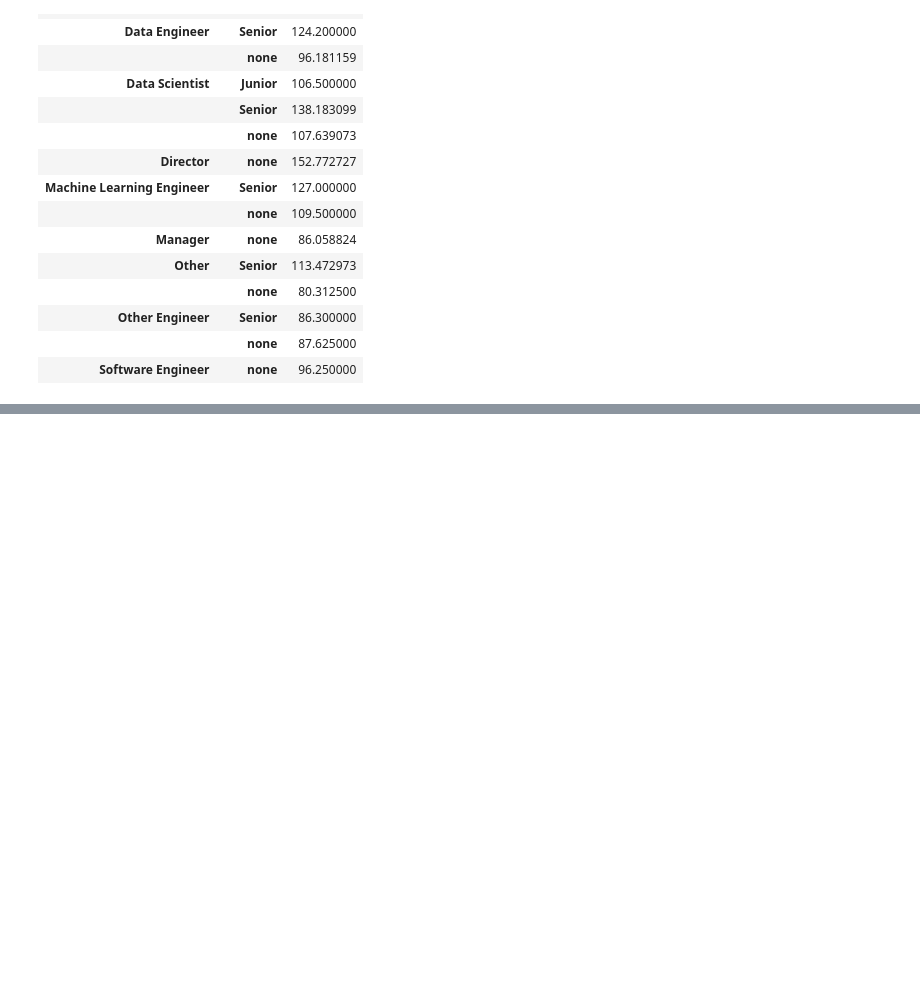
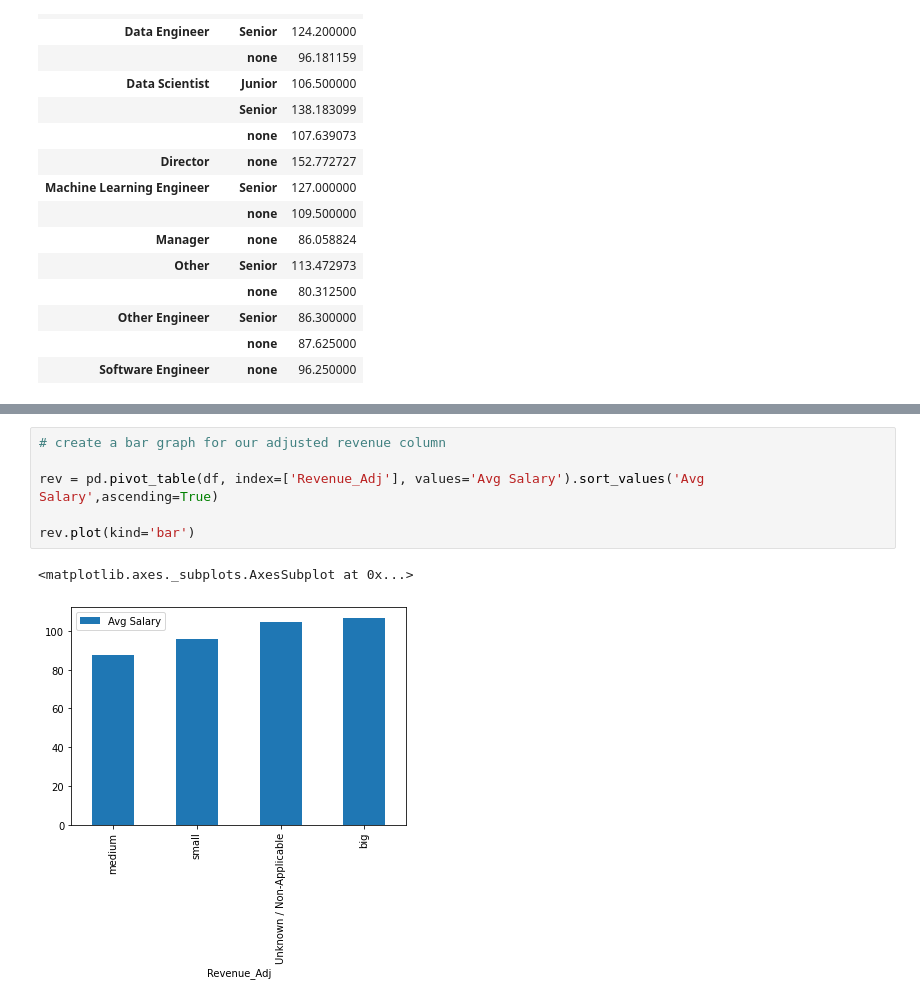
Before and after one commit to Aviost111/ds_project, a Jupyter notebook: GLASSDOOR SALARY PREDICTION PROJECT.ipynb, the cells around one changed output, grey strips where cells are left out. Drawn from its saved outputs; the diff is of its cells as text; blank space fills up the shorter version.

```diff
--- a/GLASSDOOR SALARY PREDICTION PROJECT.ipynb
+++ b/GLASSDOOR SALARY PREDICTION PROJECT.ipynb
@@ -485,0 +549,9 @@ The above visualizations reveal that there
+# %%
+# create a bar graph for our adjusted revenue column
+
+rev = pd.pivot_table(df, index=['Revenue_Adj'], values='Avg Salary').sort_values('Avg Salary',ascending=True)
+
+rev.plot(kind='bar')
+# %% [output]
+<matplotlib.axes._subplots.AxesSubplot at 0x...>
+[figure, added]
```
Also changed, not shown: parts of 14 cells of this notebook, 1 other file.
